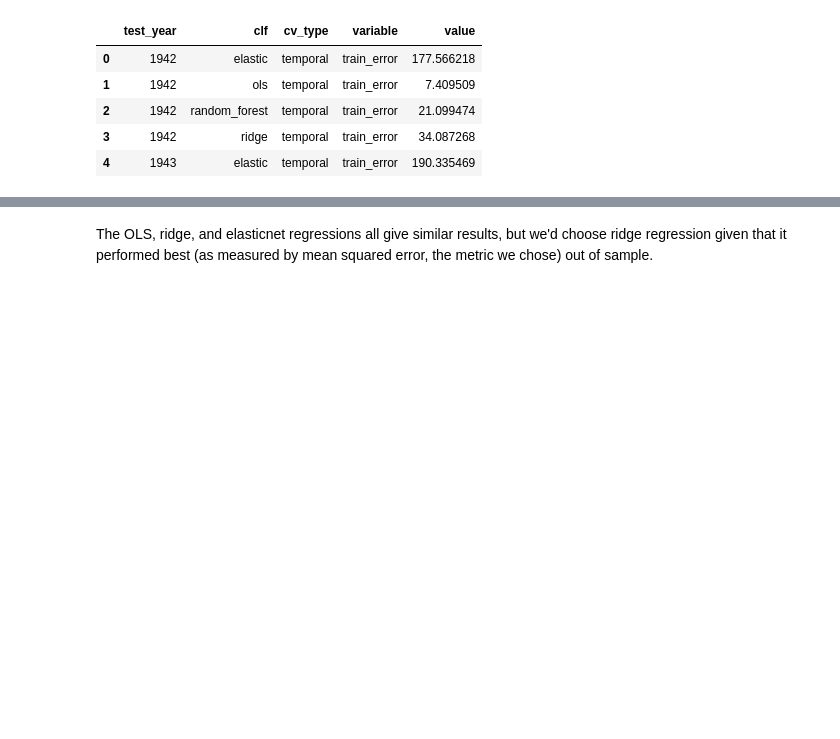
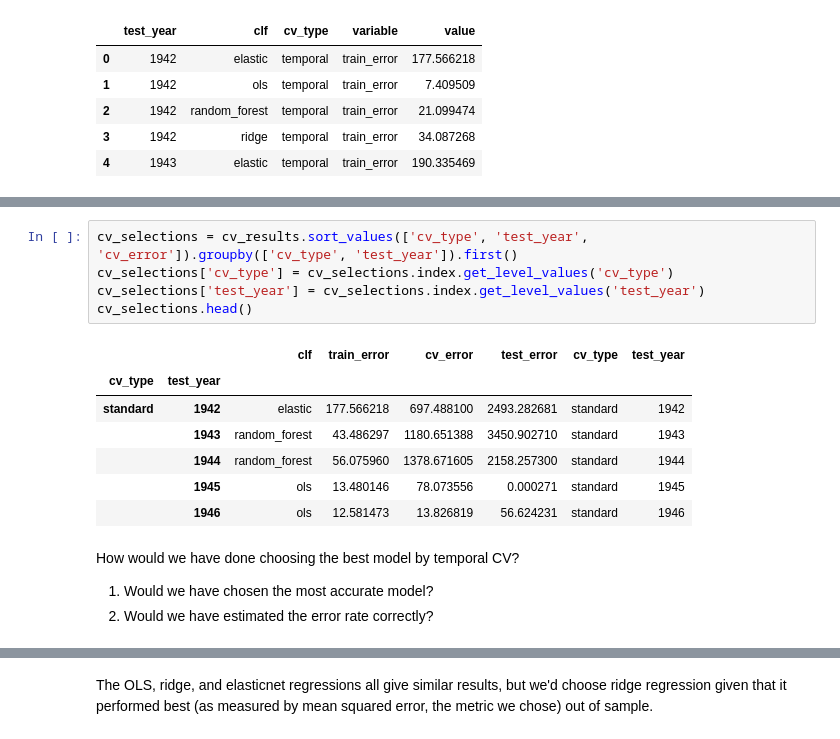
Before and after one commit to dssg/hitchhikers-guide, a Jupyter notebook: curriculum/3_modeling_and_machine_learning/machine-learning/predicting_GDP.ipynb, the cells around one changed output, grey strips where cells are left out. Cells and saved outputs as stored; diff of their text form; blank space fills up the shorter version.

Commit message:
started comparisons of temporal and standard CV for regression

```diff
--- a/curriculum/3_modeling_and_machine_learning/machine-learning/predicting_GDP.ipynb
+++ b/curriculum/3_modeling_and_machine_learning/machine-learning/predicting_GDP.ipynb
@@ -301,0 +303,17 @@ cv_results_long.head()
+# %%
+cv_selections = cv_results.sort_values(['cv_type', 'test_year', 'cv_error']).groupby(['cv_type', 'test_year']).first()
+cv_selections['cv_type'] = cv_selections.index.get_level_values('cv_type')
+cv_selections['test_year'] = cv_selections.index.get_level_values('test_year')
+cv_selections.head()
+# %% [output]
+|  |  | clf | train_error | cv_error | test_error | cv_type | test_year |
+| cv_type | test_year |  |  |  |  |  |  |
+| standard | 1942 | elastic | 177.566218 | 697.488100 | 2493.282681 | standard | 1942 |
+|  | 1943 | random_forest | 43.486297 | 1180.651388 | 3450.902710 | standard | 1943 |
+|  | 1944 | random_forest | 56.075960 | 1378.671605 | 2158.257300 | standard | 1944 |
+|  | 1945 | ols | 13.480146 | 78.073556 | 0.000271 | standard | 1945 |
+|  | 1946 | ols | 12.581473 | 13.826819 | 56.624231 | standard | 1946 |
+# %% [markdown]
+How would we have done choosing the best model by temporal CV?
+1. Would we have chosen the most accurate model?
+2. Would we have estimated the error rate correctly?
```
Also changed, not shown: parts of 3 cells of this notebook.
